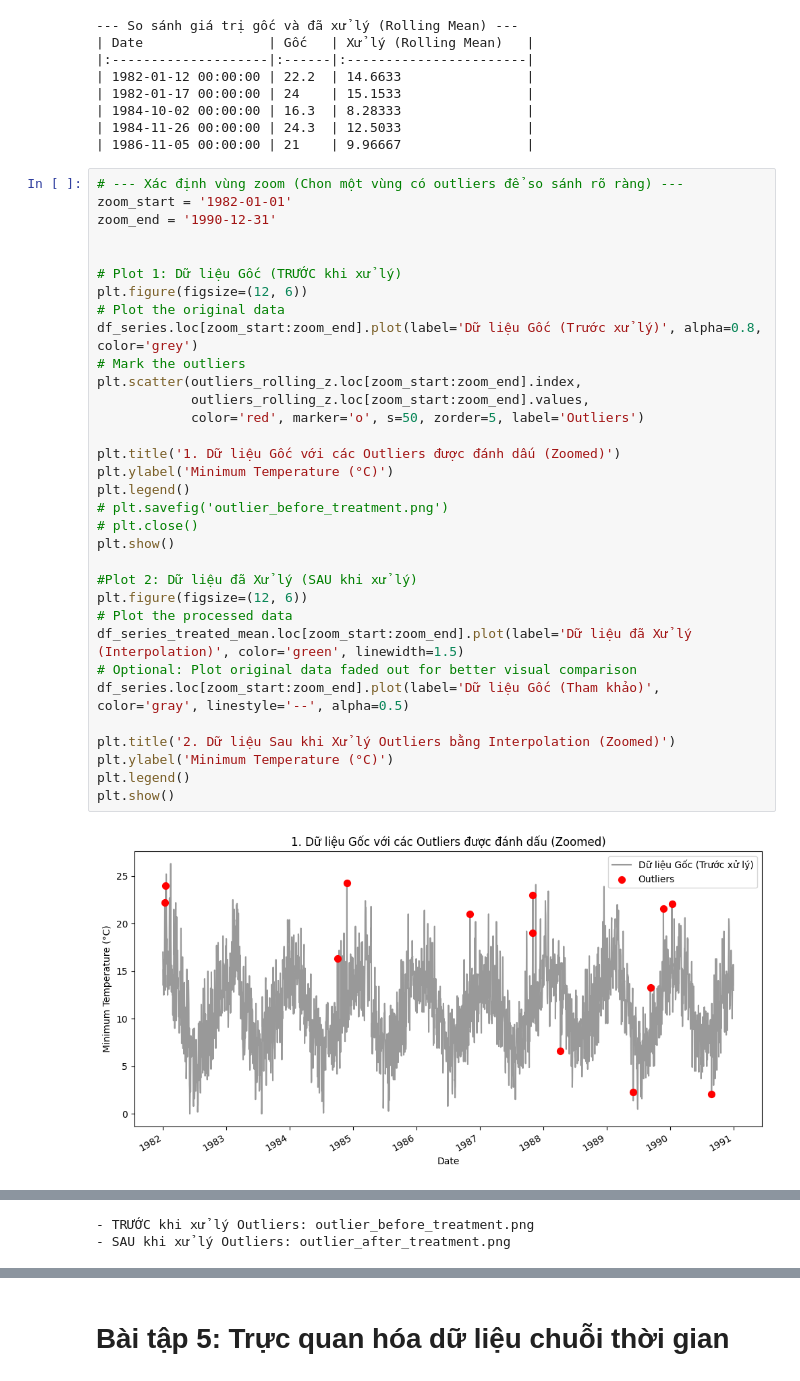
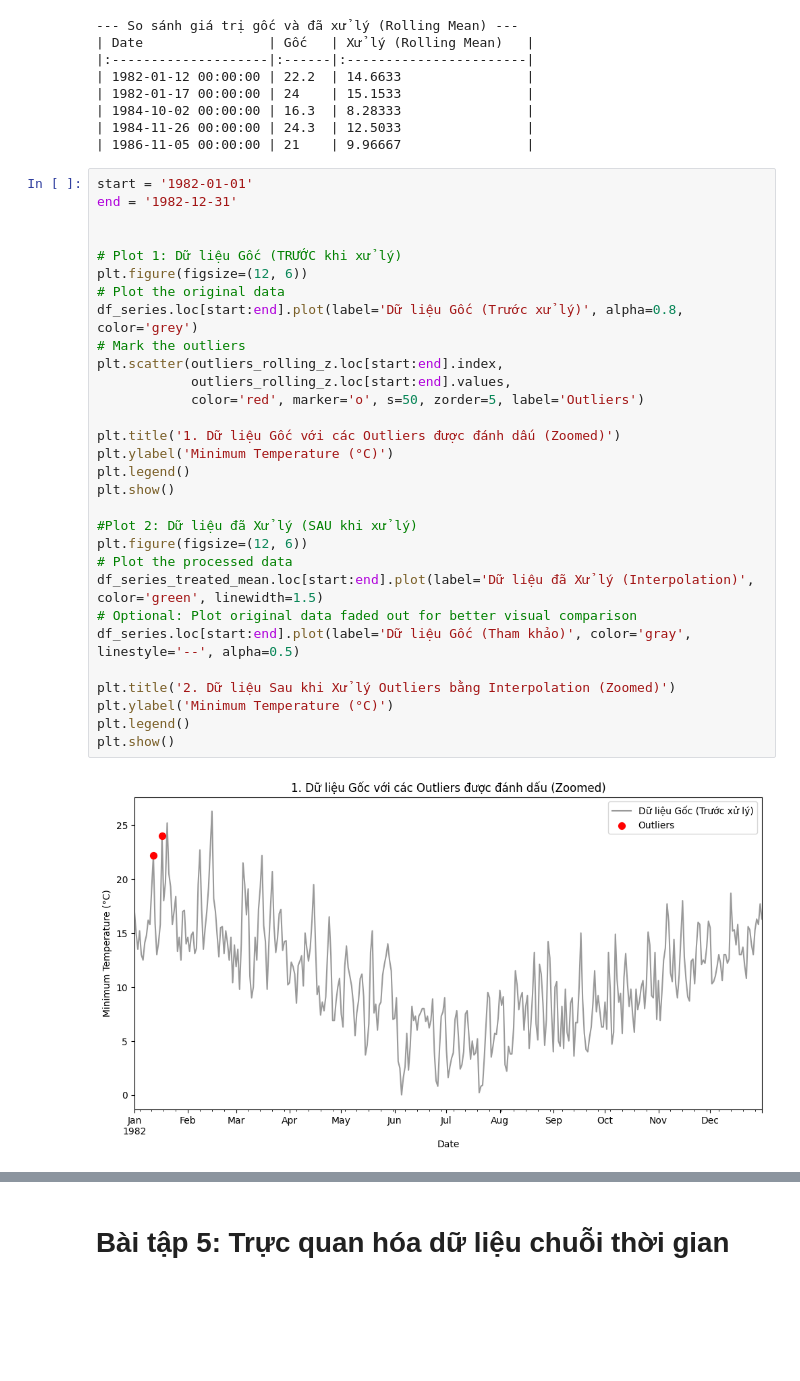
Before and after one commit to 208dongpha/Time-Series, a Jupyter notebook: chapter2/chap2.ipynb, the cells around one changed output, grey strips where cells are left out. Saved outputs shown, nothing was run; the diff lists cells and outputs as text; blank space fills up the shorter version.

```diff
--- a/chapter2/chap2.ipynb
+++ b/chapter2/chap2.ipynb
@@ -289,37 +284,34 @@ print(df_comparison.to_markdown(numalign="left", stralign="left"))
 | 1984-11-26 00:00:00 | 24.3  | 12.5033                |
 | 1986-11-05 00:00:00 | 21    | 9.96667                |
 # %%
-# --- Xác định vùng zoom (Chon một vùng có outliers để so sánh rõ ràng) ---
-zoom_start = '1982-01-01'
-zoom_end = '1990-12-31'
+start = '1982-01-01'
+end = '1982-12-31'
 
 
 # Plot 1: Dữ liệu Gốc (TRƯỚC khi xử lý)
 plt.figure(figsize=(12, 6))
 # Plot the original data
-df_series.loc[zoom_start:zoom_end].plot(label='Dữ liệu Gốc (Trước xử lý)', alpha=0.8, color='grey')
+df_series.loc[start:end].plot(label='Dữ liệu Gốc (Trước xử lý)', alpha=0.8, color='grey')
 # Mark the outliers
-plt.scatter(outliers_rolling_z.loc[zoom_start:zoom_end].index,
-            outliers_rolling_z.loc[zoom_start:zoom_end].values,
+plt.scatter(outliers_rolling_z.loc[start:end].index,
+            outliers_rolling_z.loc[start:end].values,
             color='red', marker='o', s=50, zorder=5, label='Outliers')
 
 plt.title('1. Dữ liệu Gốc với các Outliers được đánh dấu (Zoomed)')
 plt.ylabel('Minimum Temperature (°C)')
 plt.legend()
-# plt.savefig('outlier_before_treatment.png')
-# plt.close()
 plt.show()
 
 #Plot 2: Dữ liệu đã Xử lý (SAU khi xử lý)
 plt.figure(figsize=(12, 6))
 # Plot the processed data
-df_series_treated_mean.loc[zoom_start:zoom_end].plot(label='Dữ liệu đã Xử lý (Interpolation)', color='green', linewidth=1.5)
+df_series_treated_mean.loc[start:end].plot(label='Dữ liệu đã Xử lý (Interpolation)', color='green', linewidth=1.5)
 # Optional: Plot original data faded out for better visual comparison
-df_series.loc[zoom_start:zoom_end].plot(label='Dữ liệu Gốc (Tham khảo)', color='gray', linestyle='--', alpha=0.5)
+df_series.loc[start:end].plot(label='Dữ liệu Gốc (Tham khảo)', color='gray', linestyle='--', alpha=0.5)
 
 plt.title('2. Dữ liệu Sau khi Xử lý Outliers bằng Interpolation (Zoomed)')
 plt.ylabel('Minimum Temperature (°C)')
 plt.legend()
 plt.show()
 # %% [output]
-[figure, old version]
+[figure, new version]
@@ -327,5 +319,3 @@ plt.show()
-- TRƯỚC khi xử lý Outliers: outlier_before_treatment.png
-- SAU khi xử lý Outliers: outlier_after_treatment.png
 # %%
 
 # Xác định vùng zoom (nên zoom vào một khu vực có outliers để so sánh rõ hơn)
```
Also changed, not shown: parts of 7 cells of this notebook, 2 other files.
